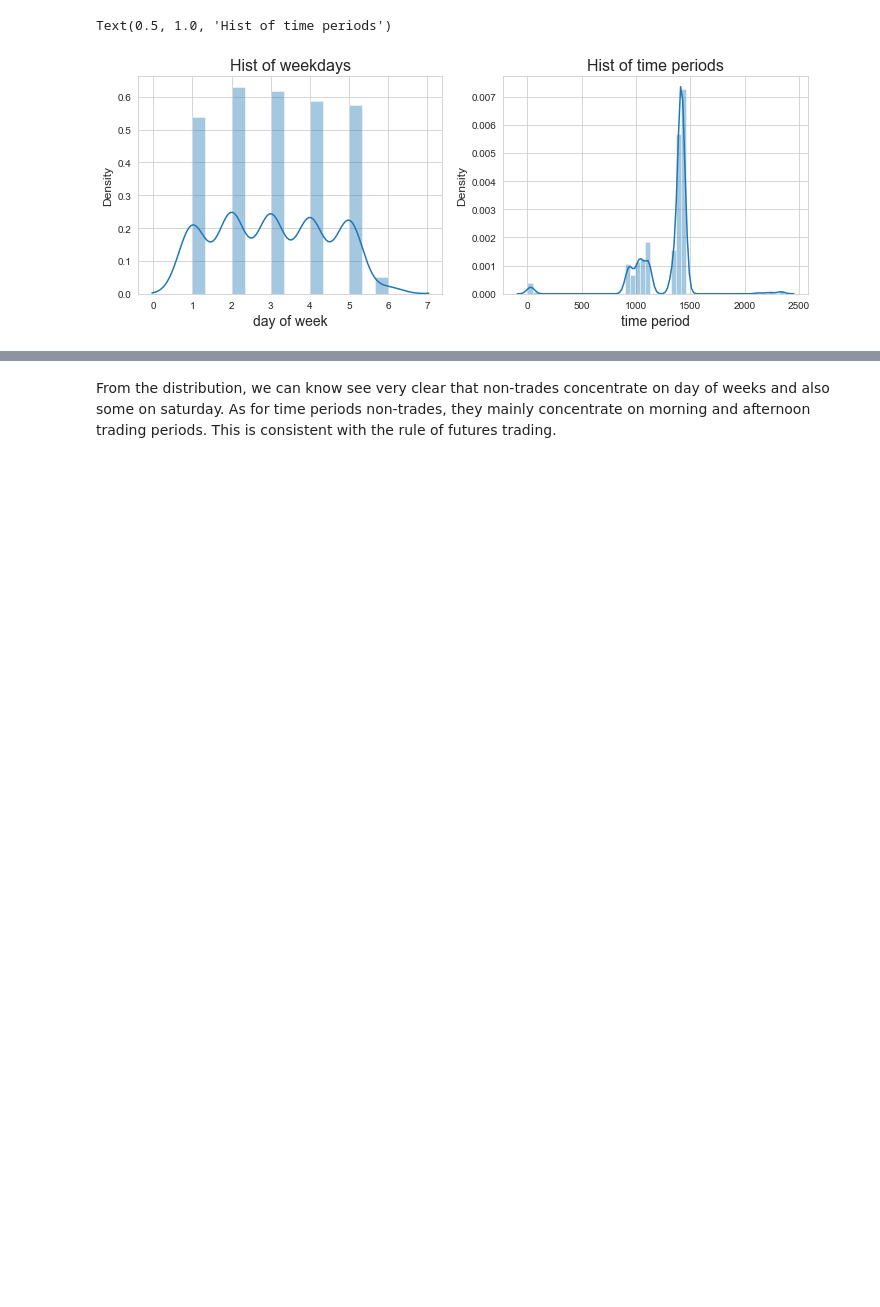
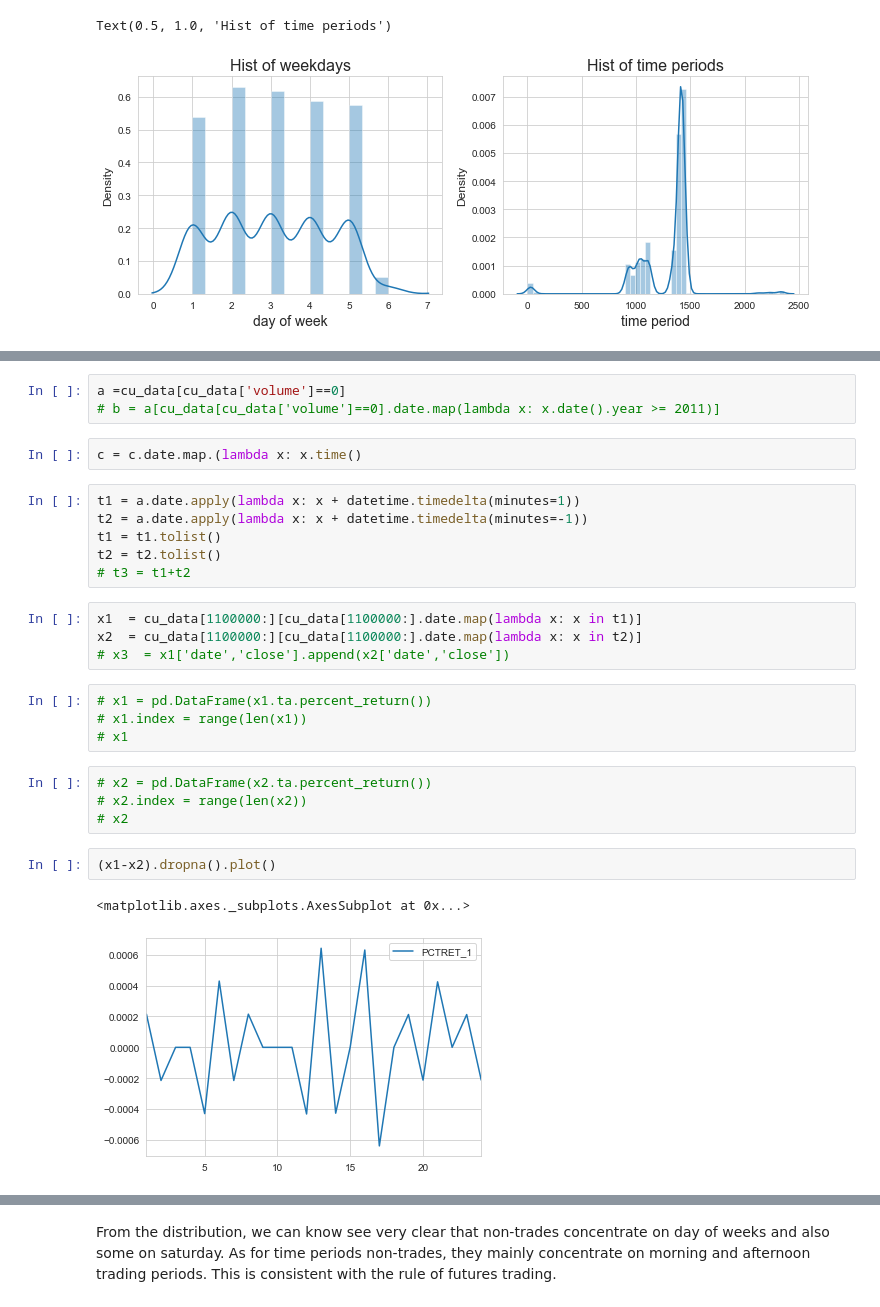
Before and after one commit to TJmask/Cu-Copper---EDA-Chinese-future-Market-, a Jupyter notebook: notebooks/cu9999 EDA.ipynb, the cells around one changed output, grey strips where cells are left out. Saved outputs shown, nothing was run; the diff lists cells and outputs as text; blank space fills up the shorter version.

```diff
--- a/notebooks/cu9999 EDA.ipynb
+++ b/notebooks/cu9999 EDA.ipynb
@@ -179,0 +184,28 @@ Text(0.5, 1.0, 'Hist of time periods')
+# %%
+a =cu_data[cu_data['volume']==0]
+# b = a[cu_data[cu_data['volume']==0].date.map(lambda x: x.date().year >= 2011)]
+# %%
+c = c.date.map.(lambda x: x.time()
+# %%
+t1 = a.date.apply(lambda x: x + datetime.timedelta(minutes=1))
+t2 = a.date.apply(lambda x: x + datetime.timedelta(minutes=-1))
+t1 = t1.tolist()
+t2 = t2.tolist()
+# t3 = t1+t2
+# %%
+x1  = cu_data[1100000:][cu_data[1100000:].date.map(lambda x: x in t1)]
+x2  = cu_data[1100000:][cu_data[1100000:].date.map(lambda x: x in t2)]
+# x3  = x1['date','close'].append(x2['date','close'])
+# %%
+# x1 = pd.DataFrame(x1.ta.percent_return())
+# x1.index = range(len(x1))
+# x1
+# %%
+# x2 = pd.DataFrame(x2.ta.percent_return())
+# x2.index = range(len(x2))
+# x2
+# %%
+(x1-x2).dropna().plot()
+# %% [output]
+<matplotlib.axes._subplots.AxesSubplot at 0x...>
+[figure, added]
```
Also changed, not shown: parts of 17 cells of this notebook.
